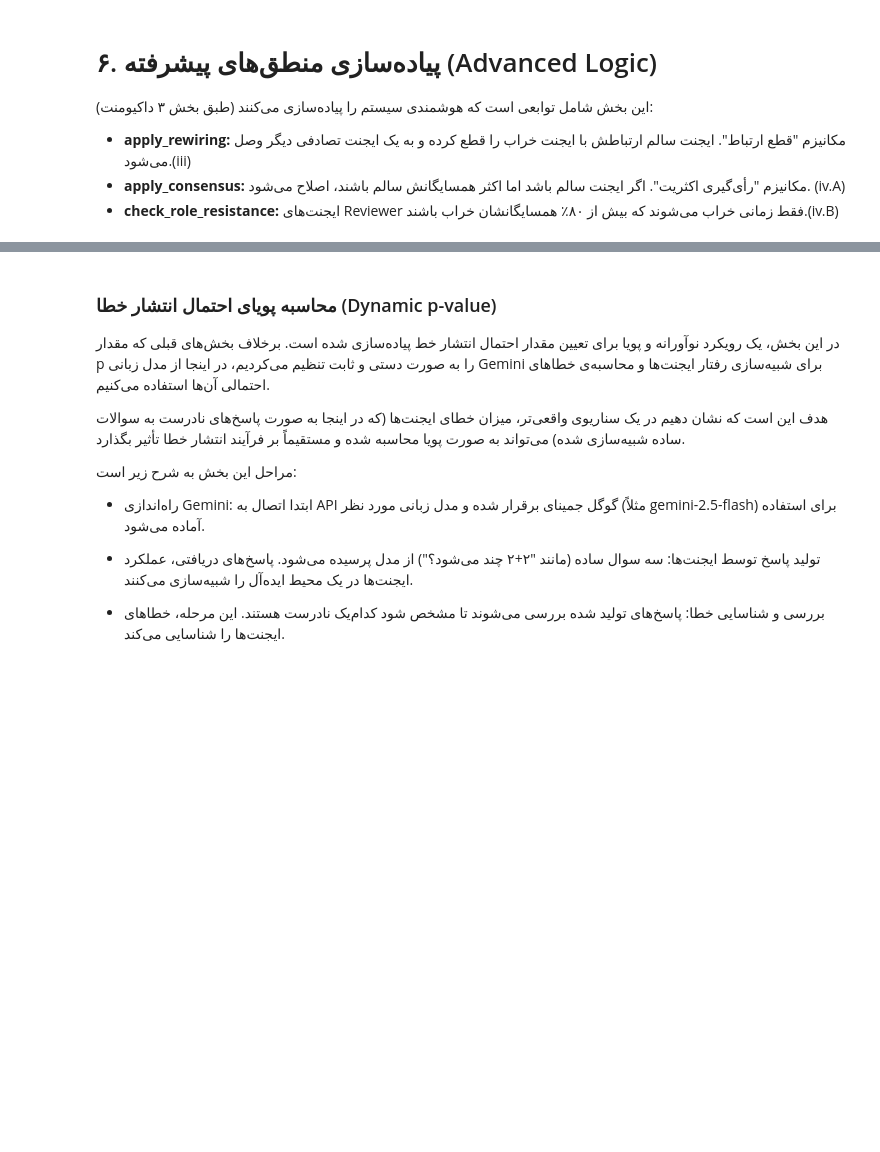
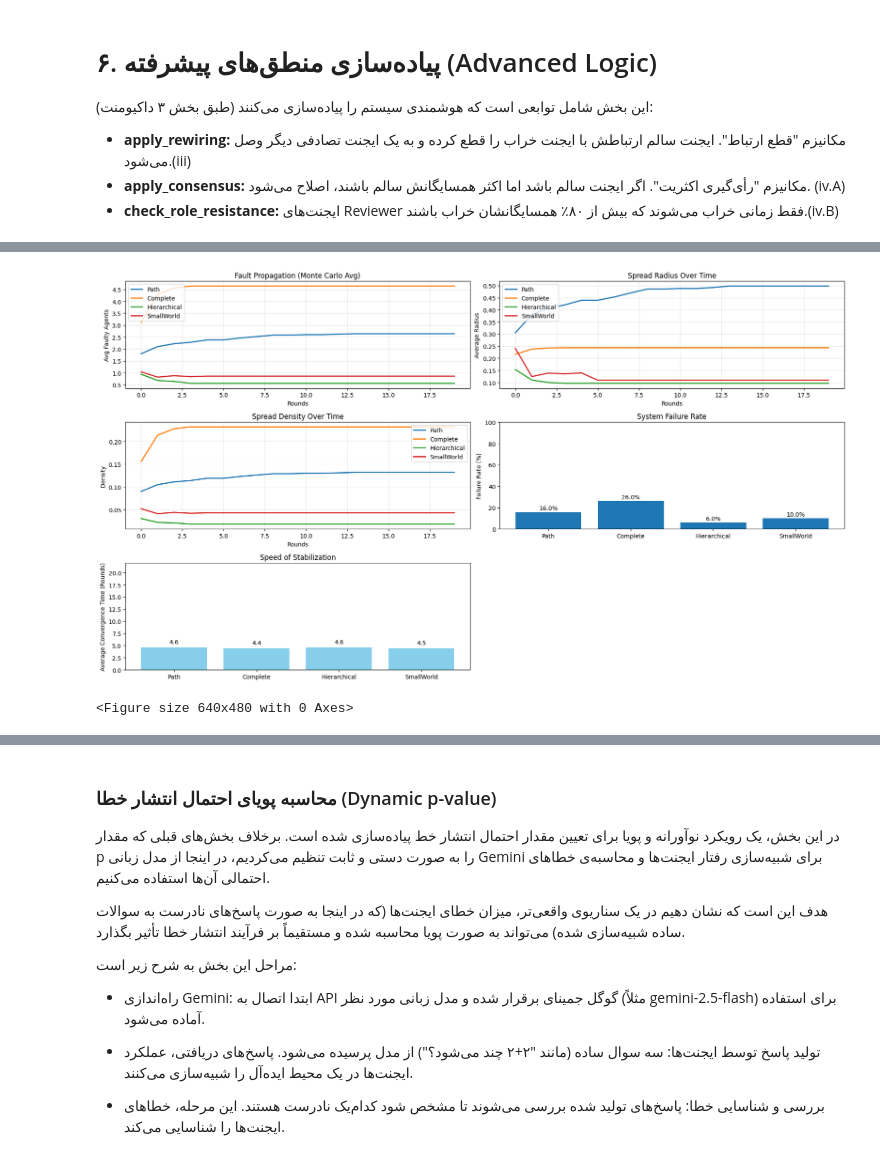
Before and after one commit to sara25kh/LLM-MAS-Resilience, a Jupyter notebook: notebook.ipynb, the cells around one changed output, grey strips where cells are left out. Cells and saved outputs as stored; diff of their text form; code cells hidden in the pictures; blank space fills up the shorter version.

```diff
--- a/notebook.ipynb
+++ b/notebook.ipynb
@@ -746,0 +949,76 @@ def run_advanced_simulation(G, steps=20, p_infection=0.3, rewire=False):
+# %%
+# ==================================
+# 🔟 Visualization
+# ==================================
+
+plt.figure(figsize=(18, 10))
+
+names = list(results_summary.keys())
+
+# 1️⃣ Fault Propagation
+plt.subplot(3, 2, 1)
+for name in names:
+    plt.plot(results_summary[name]['history'], label=name, linewidth=2)
+plt.title("Fault Propagation (Monte Carlo Avg)")
+plt.xlabel("Rounds")
+plt.ylabel("Avg Faulty Agents")
+plt.legend()
+plt.grid(alpha=0.3)
+
+# 2️⃣ Spread Radius
+plt.subplot(3, 2, 2)
+for name in names:
+    plt.plot(results_summary[name]['radius'], label=name, linewidth=2)
+plt.title("Spread Radius Over Time")
+plt.xlabel("Rounds")
+plt.ylabel("Average Radius")
+plt.legend()
+plt.grid(alpha=0.3)
+
+# 3️⃣ Spread Density
+plt.subplot(3, 2, 3)
+for name in names:
+    plt.plot(results_summary[name]['density'], label=name, linewidth=2)
+plt.title("Spread Density Over Time")
+plt.xlabel("Rounds")
+plt.ylabel("Density")
+plt.legend()
+plt.grid(alpha=0.3)
+
+# 4️⃣ Failure Rate
+plt.subplot(3, 2, 4)
+rates = [results_summary[n]['failure_rate'] for n in names]
+bars = plt.bar(names, rates)
+plt.title("System Failure Rate")
+plt.ylabel("Failure Rate (%)")
+plt.ylim(0, 100)
+
+for bar in bars:
+    plt.text(bar.get_x() + bar.get_width()/2,
+             bar.get_height() + 2,
+             f"{bar.get_height():.1f}%",
+             ha='center')
+
+
+# Plot C: New - Average Convergence Time
+plt.subplot(3, 2, 5)
+convergence_times = [results_summary[n]['avg_convergence_time'] for n in names]
+bars = plt.bar(names, convergence_times, color='skyblue')
+plt.ylabel("Average Convergence Time (Rounds)")
+plt.title("Speed of Stabilization")
+plt.ylim(0, STEPS + 2)
+
+# Add value labels on bars
+for bar in bars:
+    height = bar.get_height()
+    plt.text(bar.get_x() + bar.get_width()/2., height + 0.5,
+             f'{height:.1f}', ha='center', va='bottom')
+
+plt.tight_layout()
+plt.show()
+
+plt.tight_layout()
+plt.show()
+# %% [output]
+[figure, added]
+<Figure size 640x480 with 0 Axes>
```
Also changed, not shown: parts of 26 cells of this notebook.
